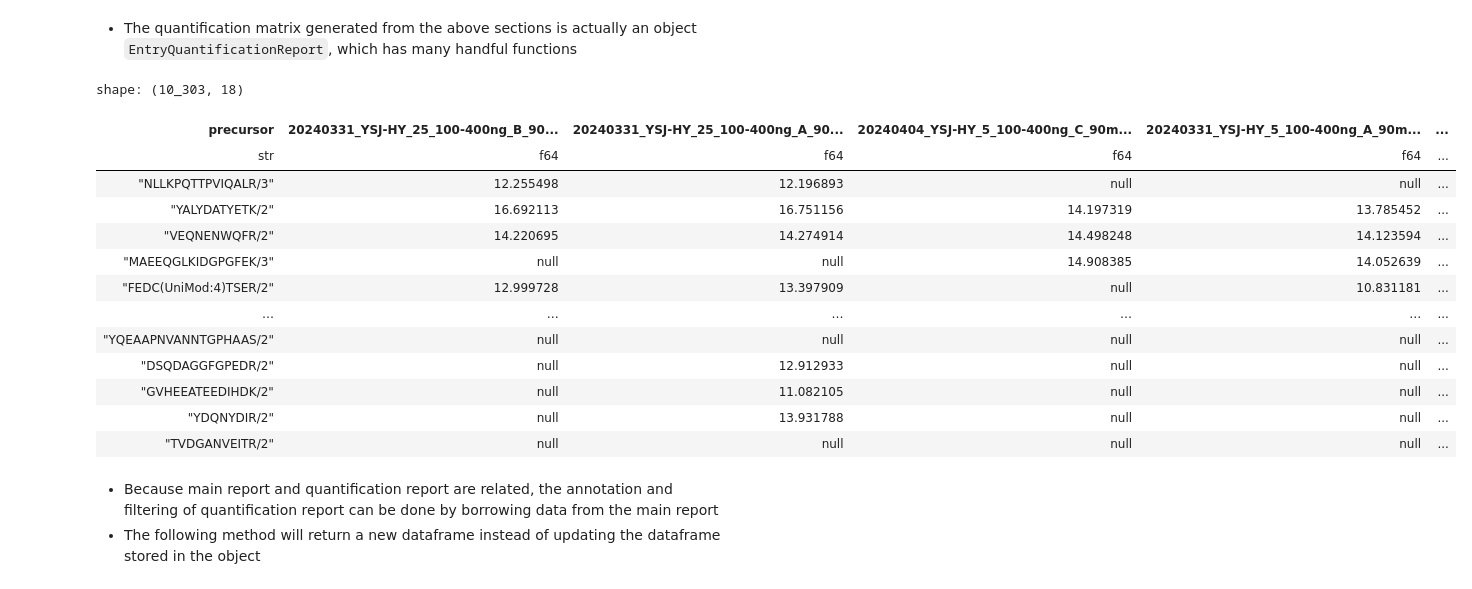
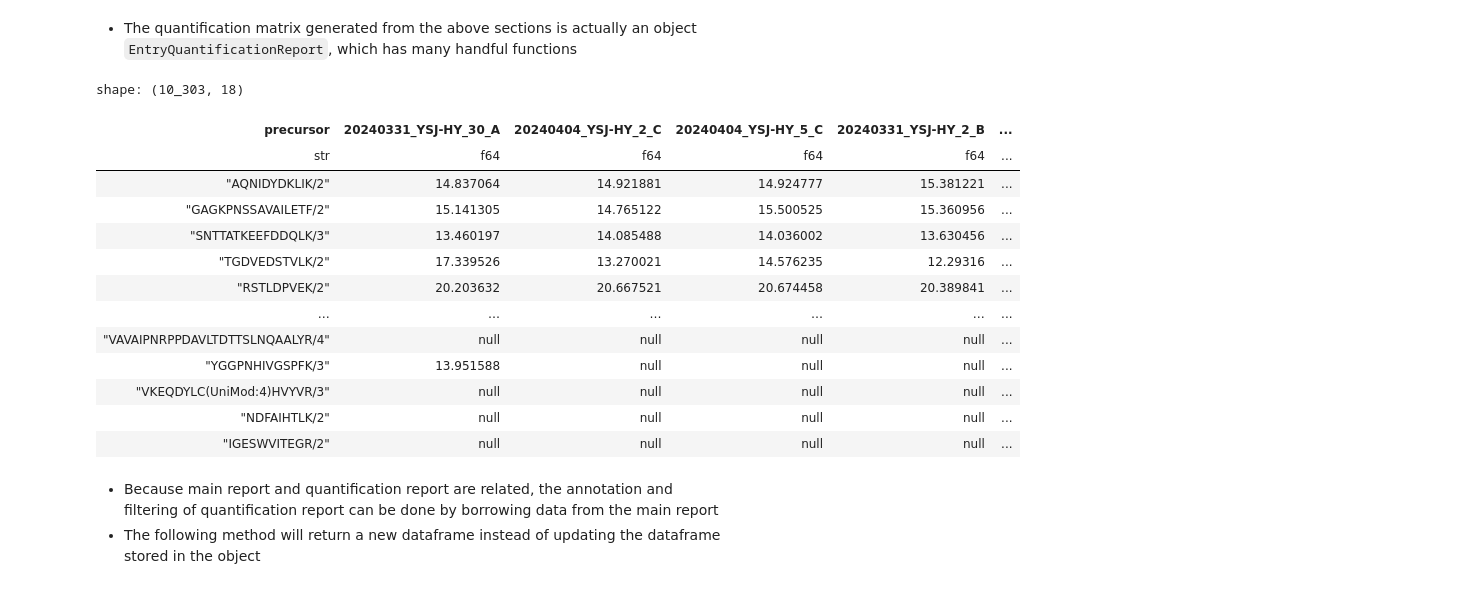
Before and after one commit to Shui-Group/DIA-LiPQuan, a Jupyter notebook: doc/source/usage.ipynb, the cells around one changed output. Cells and saved outputs as stored; diff of their text form; code cells hidden in the pictures.

```diff
--- a/doc/source/usage.ipynb
+++ b/doc/source/usage.ipynb
@@ -49,6 +49,9 @@ To annotate the expected report, it is essential to establish an experiment layo
 | run8 |      exp2 |         2 |
 # %%
 import lipana
+
+from pathlib import Path
+workspace = Path("/home/lishsh/LiPAna_new_version/example_data")
 
 exp_layout = lipana.ExperimentLayout.from_file(workspace.joinpath("experiment_layout.txt"))
 print("The input file is:")
@@ -74,15 +77,15 @@ import lipana
 
 exp_layout = lipana.ExperimentLayout.from_run_to_condition_map(
     {
-        "20240331_YSJ-HY_2d5_100-400ng_A_90min_stdDIA-HomeMade_Slot1-12_1_5154": "H2d5_Y100",
-        "20240331_YSJ-HY_2d5_100-400ng_B_90min_stdDIA-HomeMade_Slot1-13_1_5155": "H2d5_Y100",
-        "20240404_YSJ-HY_2d5_100-400ng_C_90min_stdDIA-HomeMade_Slot1-24_1_5206": "H2d5_Y100",
-        "20240331_YSJ-HY_5_100-400ng_A_90min_stdDIA-HomeMade_Slot1-14_1_5157": "H5_Y100",
-        "20240331_YSJ-HY_5_100-400ng_B_90min_stdDIA-HomeMade_Slot1-15_1_5158": "H5_Y100",
-        "20240404_YSJ-HY_5_100-400ng_C_90min_stdDIA-HomeMade_Slot1-28_1_5210": "H5_Y100",
-        "20240331_YSJ-HY_25_100-400ng_A_90min_stdDIA-HomeMade_Slot1-19_1_5163": "H25_Y100",
-        "20240331_YSJ-HY_25_100-400ng_B_90min_stdDIA-HomeMade_Slot1-20_1_5164": "H25_Y100",
-        "20240404_YSJ-HY_25_100-400ng_C_90min_stdDIA-HomeMade_Slot1-34_1_5220": "H25_Y100",
+        "20240331_YSJ-HY_2_A": "H2_Y100",
+        "20240331_YSJ-HY_2_B": "H2_Y100",
+        "20240404_YSJ-HY_2_C_": "H2_Y100",
+        "20240331_YSJ-HY_5_A": "H5_Y100",
+        "20240331_YSJ-HY_5_B": "H5_Y100",
+        "20240404_YSJ-HY_5_C": "H5_Y100",
+        "20240331_YSJ-HY_30_A": "H30_Y100",
+        "20240331_YSJ-HY_30_B": "H30_Y100",
+        "20240404_YSJ-HY_30_C": "H30_Y100",
     }
 )
 
@@ -146,7 +149,7 @@ parsed_fasta = lipana.parse_fasta(
 
 # Example loading a DIA-NN search report, showing a subset of available parameters
 report = lipana.DIANNReport.load_search_report(
-    workspace.joinpath("example_diann_report.txt"),
+    workspace.joinpath("example_diann_report.tsv"),
     exp_layout=exp_layout,
     parsed_fasta=parsed_fasta,
     do_species_annotation=True,  # Set this to True if the experiment includes multiple species
@@ -411,33 +412,33 @@ Output to /tmp/tmpkojlcv0m.txt-iq_output.txt
 # %%
 # If the generated object is not explicitly assigned to a variable, can use the following way to get from main report object
 quant_data = report.get_quant_data("precursor", "precursor_quantity")
 
 # The following three methods will attach new columns to the dataframe stored in the quantification report object
-quant_data.calc_cv(cond="all", min_reps=3, temp_reverse_log_scale=2, new_colname_pattern="{cond}_cv_{min_reps}reps")
+quant_data.calc_cv(cond="all", min_reps=2, temp_reverse_log_scale=2, new_colname_pattern="{cond}_cv_{min_reps}reps")
 quant_data.count_detected_replicates(new_colname_pattern="{cond}_detected_reps")
 quant_data.calc_ratio(
     base_cond="H5_Y100",
     is_log=True,
     temp_reverse_log_scale=2,
     div_method="agg_and_divide",
     agg_method="mean",
     new_colname_pattern="ratio_{cond1}_to_{cond2}",
 )
 # %% [output]
 shape: (10_303, 18)
-| precursor | 20240331_YSJ-HY_25_100-400ng_B_90... | 20240331_YSJ-HY_25_100-400ng_A_90... | 20240404_YSJ-HY_5_100-400ng_C_90m... | 20240331_YSJ-HY_5_100-400ng_A_90m... | ... |
+| precursor | 20240331_YSJ-HY_30_A | 20240404_YSJ-HY_2_C | 20240404_YSJ-HY_5_C | 20240331_YSJ-HY_2_B | ... |
 | str | f64 | f64 | f64 | f64 | ... |
-| "NLLKPQTTPVIQALR/3" | 12.255498 | 12.196893 | null | null | ... |
-| "YALYDATYETK/2" | 16.692113 | 16.751156 | 14.197319 | 13.785452 | ... |
-| "VEQNENWQFR/2" | 14.220695 | 14.274914 | 14.498248 | 14.123594 | ... |
-| "MAEEQGLKIDGPGFEK/3" | null | null | 14.908385 | 14.052639 | ... |
-| "FEDC(UniMod:4)TSER/2" | 12.999728 | 13.397909 | null | 10.831181 | ... |
+| "AQNIDYDKLIK/2" | 14.837064 | 14.921881 | 14.924777 | 15.381221 | ... |
+| "GAGKPNSSAVAILETF/2" | 15.141305 | 14.765122 | 15.500525 | 15.360956 | ... |
+| "SNTTATKEEFDDQLK/3" | 13.460197 | 14.085488 | 14.036002 | 13.630456 | ... |
+| "TGDVEDSTVLK/2" | 17.339526 | 13.270021 | 14.576235 | 12.29316 | ... |
+| "RSTLDPVEK/2" | 20.203632 | 20.667521 | 20.674458 | 20.389841 | ... |
 | … | … | … | … | … | ... |
-| "YQEAAPNVANNTGPHAAS/2" | null | null | null | null | ... |
-| "DSQDAGGFGPEDR/2" | null | 12.912933 | null | null | ... |
-| "GVHEEATEEDIHDK/2" | null | 11.082105 | null | null | ... |
-| "YDQNYDIR/2" | null | 13.931788 | null | null | ... |
-| "TVDGANVEITR/2" | null | null | null | null | ... |
+| "VAVAIPNRPPDAVLTDTTSLNQAALYR/4" | null | null | null | null | ... |
+| "YGGPNHIVGSPFK/3" | 13.951588 | null | null | null | ... |
+| "VKEQDYLC(UniMod:4)HVYVR/3" | null | null | null | null | ... |
+| "NDFAIHTLK/2" | null | null | null | null | ... |
+| "IGESWVITEGR/2" | null | null | null | null | ... |
 # %% [markdown]
 - Because main report and quantification report are related, the annotation and filtering of quantification report can be done by borrowing data from the main report
 - The following method will return a new dataframe instead of updating the dataframe stored in the object
```
Also changed, not shown: parts of 29 cells of this notebook.
